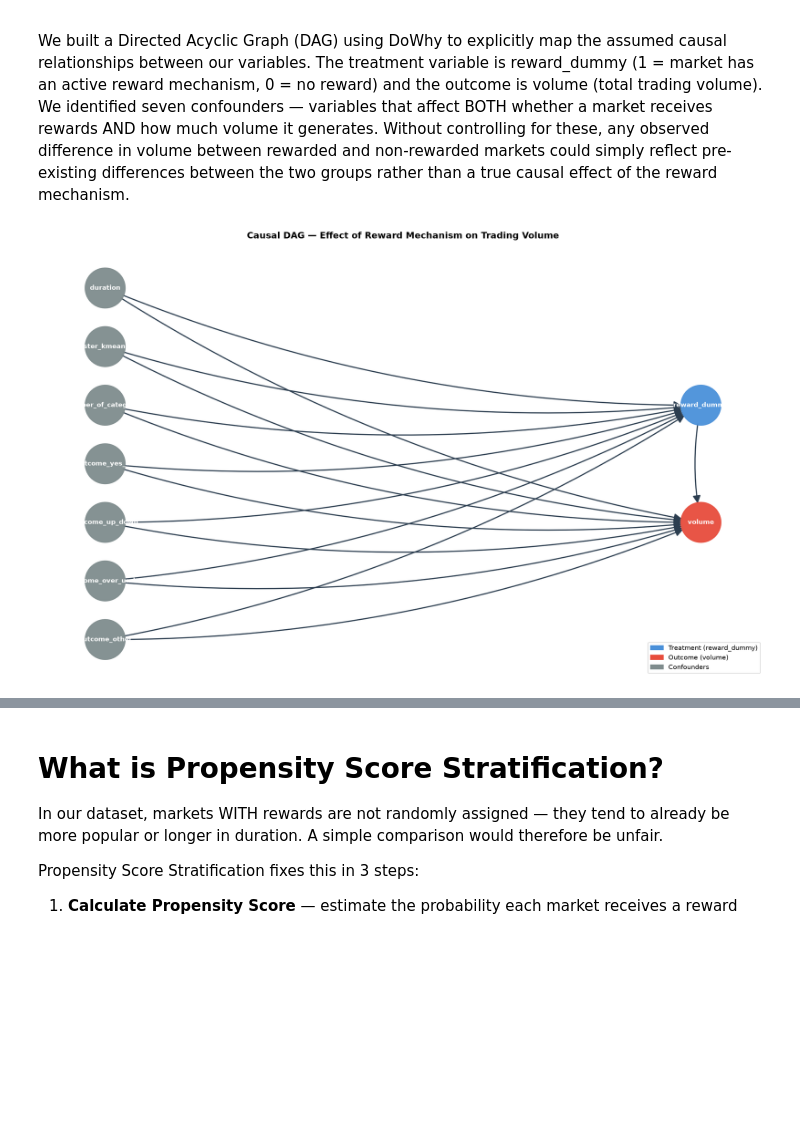
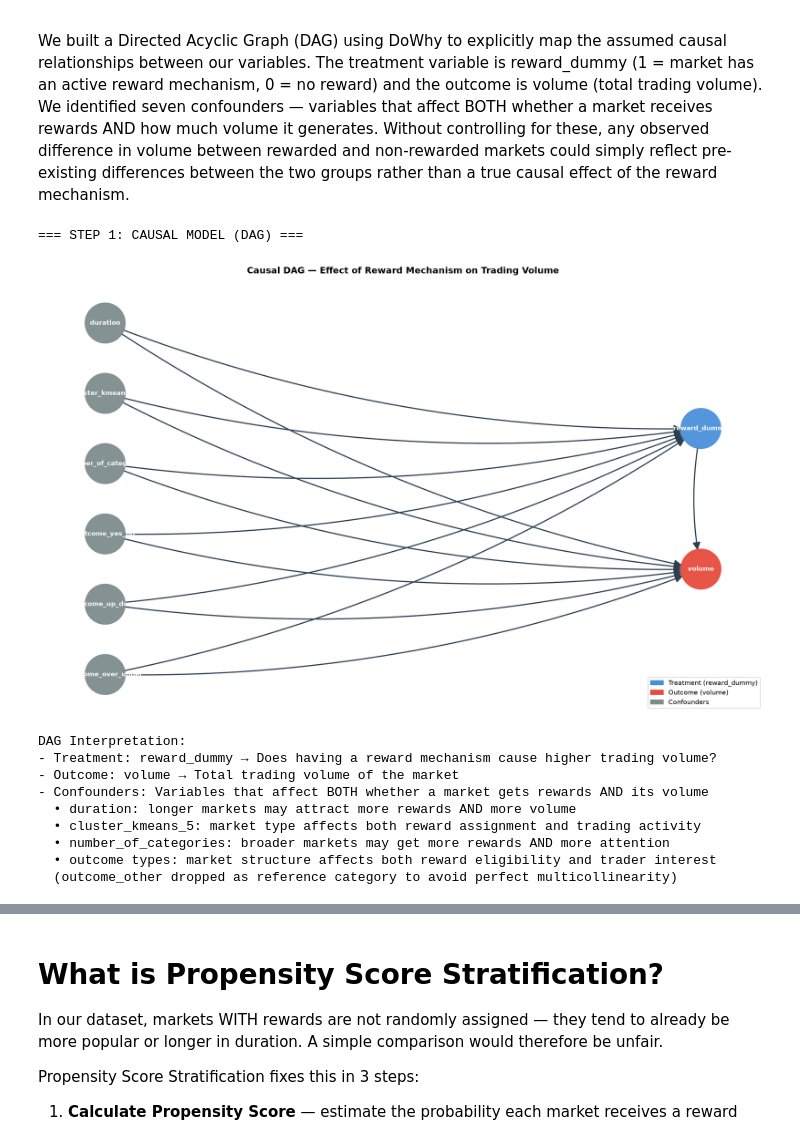
Before and after one commit to Jannikurb/dai-mission-group-U, a Jupyter notebook: causal_inference/Analysis.ipynb, the cells around one changed output, grey strips where cells are left out. Cells and saved outputs as stored; diff of their text form; code cells hidden in the pictures; blank space fills up the shorter version.

Commit message:
Fix multicollinearity by dropping outcome_other; update results and markdown

```diff
--- a/causal_inference/Analysis.ipynb
+++ b/causal_inference/Analysis.ipynb
@@ -121,65 +127,97 @@ observed difference in volume between rewarded and non-rewarded markets
 could simply reflect pre-existing differences between the two groups rather
 than a true causal effect of the reward mechanism.
 # %%
+import pandas as pd
+import numpy as np
+from dowhy import CausalModel
+import matplotlib.pyplot as plt
+import networkx as nx
+from matplotlib.patches import Patch
 
+model = CausalModel(
+    data=df_causal,
+    treatment='reward_dummy',
+    outcome='volume',
+    common_causes=[
+        'duration', 'cluster_kmeans_5', 'number_of_categories',
+        'outcome_yes_no', 'outcome_up_down', 'outcome_over_under'
+    ]
+)
 
-import matplotlib.pyplot as plt
-import matplotlib.patches as mpatches
-import networkx as nx
+print("=== STEP 1: CAUSAL MODEL (DAG) ===")
 
+# Draw DAG manually with fixed positions for clarity
 G = nx.DiGraph()
-
 confounders = ['duration', 'cluster_kmeans_5', 'number_of_categories',
-               'outcome_yes_no', 'outcome_up_down', 'outcome_over_under', 'outcome_other']
+               'outcome_yes_no', 'outcome_up_down', 'outcome_over_under']
 
 for c in confounders:
     G.add_edge(c, 'reward_dummy')
     G.add_edge(c, 'volume')
-
 G.add_edge('reward_dummy', 'volume')
 
-# Fixed positions — confounders on left, treatment and outcome on right
 pos = {
-    'duration':             (-2, 3),
-    'cluster_kmeans_5':     (-2, 2),
-    'number_of_categories': (-2, 1),
-    'outcome_yes_no':       (-2, 0),
-    'outcome_up_down':      (-2, -1),
-    'outcome_over_under':   (-2, -2),
-    'outcome_other':        (-2, -3),
+    'duration':             (-2, 2.5),
+    'cluster_kmeans_5':     (-2, 1.5),
+    'number_of_categories': (-2, 0.5),
+    'outcome_yes_no':       (-2, -0.5),
+    'outcome_up_down':      (-2, -1.5),
+    'outcome_over_under':   (-2, -2.5),
     'reward_dummy':         (1, 1),
     'volume':               (1, -1),
 }
 
 node_colors = []
 for node in G.nodes():
     if node == 'reward_dummy':
         node_colors.append('#4a90d9')
     elif node == 'volume':
         node_colors.append('#e74c3c')
     else:
         node_colors.append('#7f8c8d')
 
 plt.figure(figsize=(16, 10), dpi=150)
 nx.draw_networkx_nodes(G, pos, node_color=node_colors, node_size=4000, alpha=0.95)
 nx.draw_networkx_labels(G, pos, font_size=10, font_weight='bold', font_color='white')
 nx.draw_networkx_edges(G, pos, arrows=True, arrowsize=25,
                        edge_color='#2c3e50', width=1.8,
                        connectionstyle='arc3,rad=0.1',
                        min_source_margin=30, min_target_margin=30)
 
 plt.title("Causal DAG — Effect of Reward Mechanism on Trading Volume",
           fontsize=14, fontweight='bold', pad=20)
 
 legend = [
-    mpatches.Patch(color='#4a90d9', label='Treatment (reward_dummy)'),
-    mpatches.Patch(color='#e74c3c', label='Outcome (volume)'),
-    mpatches.Patch(color='#7f8c8d', label='Confounders'),
+    Patch(color='#4a90d9', label='Treatment (reward_dummy)'),
+    Patch(color='#e74c3c', label='Outcome (volume)'),
+    Patch(color='#7f8c8d', label='Confounders'),
 ]
 plt.legend(handles=legend, loc='lower right', fontsize=10)
 plt.axis('off')
 plt.tight_layout()
 plt.savefig('causal_dag.png', dpi=200, bbox_inches='tight')
 plt.show()
+
+print("""
+DAG Interpretation:
+- Treatment: reward_dummy → Does having a reward mechanism cause higher trading volume?
+- Outcome: volume → Total trading volume of the market
+- Confounders: Variables that affect BOTH whether a market gets rewards AND its volume
+  • duration: longer markets may attract more rewards AND more volume
+  • cluster_kmeans_5: market type affects both reward assignment and trading activity
+  • number_of_categories: broader markets may get more rewards AND more attention
+  • outcome types: market structure affects both reward eligibility and trader interest
+  (outcome_other dropped as reference category to avoid perfect multicollinearity)
+""")
 # %% [output]
+=== STEP 1: CAUSAL MODEL (DAG) ===
-[figure, old version]
+[figure, new version]
+DAG Interpretation:
+- Treatment: reward_dummy → Does having a reward mechanism cause higher trading volume?
+- Outcome: volume → Total trading volume of the market
+- Confounders: Variables that affect BOTH whether a market gets rewards AND its volume
+  • duration: longer markets may attract more rewards AND more volume
+  • cluster_kmeans_5: market type affects both reward assignment and trading activity
+  • number_of_categories: broader markets may get more rewards AND more attention
+  • outcome types: market structure affects both reward eligibility and trader interest
+  (outcome_other dropped as reference category to avoid perfect multicollinearity)
```
Also changed, not shown: parts of 13 cells of this notebook.
